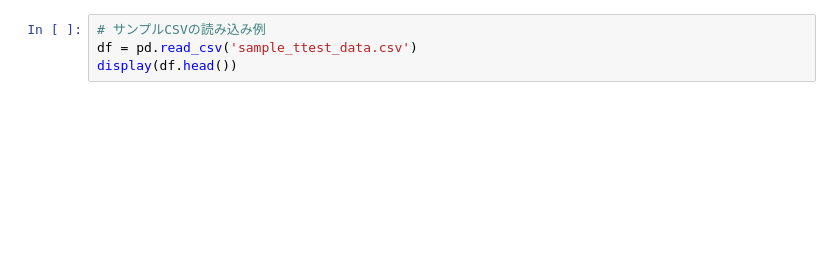
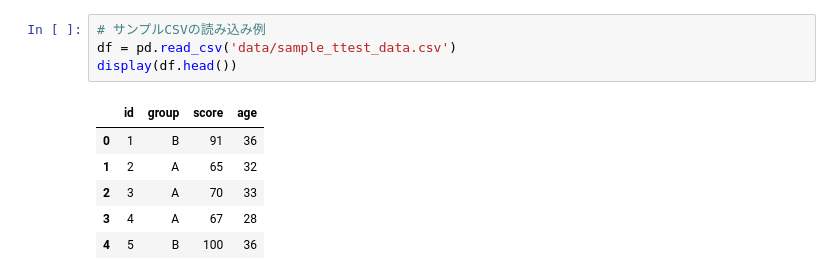
Before and after one commit to Naokiakazawa/causal_notebooks, a Jupyter notebook: 02_ttest.ipynb, the cells around one changed output. Saved outputs shown, nothing was run; the diff lists cells and outputs as text; blank space fills up the shorter version.

```diff
--- a/02_ttest.ipynb
+++ b/02_ttest.ipynb
@@ -29,6 +33,13 @@ print("ライブラリの読み込み完了!")
 # %%
 # サンプルCSVの読み込み例
-df = pd.read_csv('sample_ttest_data.csv')
+df = pd.read_csv('data/sample_ttest_data.csv')
 display(df.head())
+# %% [output]
+|  | id | group | score | age |
+| 0 | 1 | B | 91 | 36 |
+| 1 | 2 | A | 65 | 32 |
+| 2 | 3 | A | 70 | 33 |
+| 3 | 4 | A | 67 | 28 |
+| 4 | 5 | B | 100 | 36 |
 # %%
 # CSVデータの読み込み
```
Also changed, not shown: parts of 5 cells of this notebook, 6 other files.
